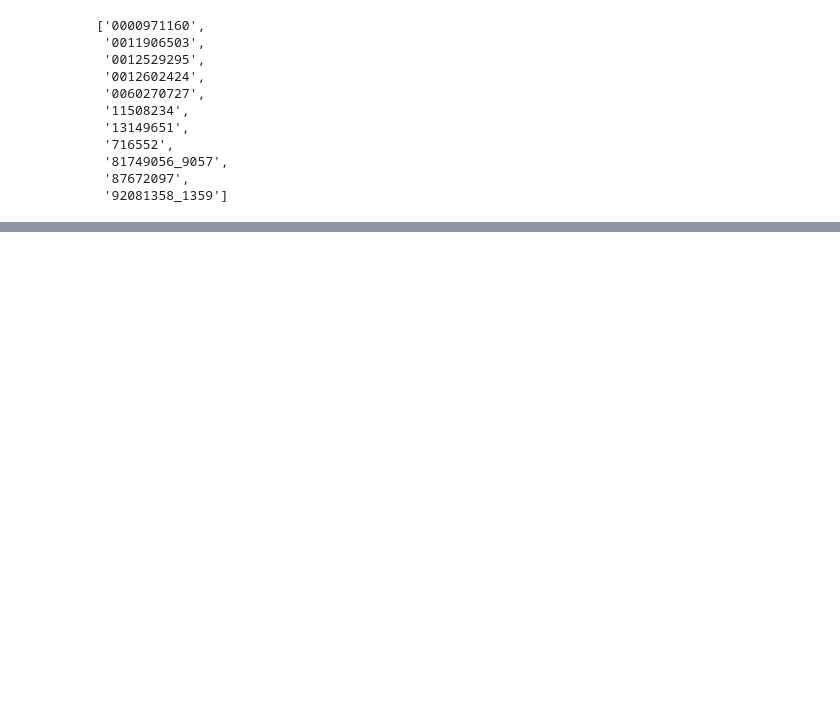
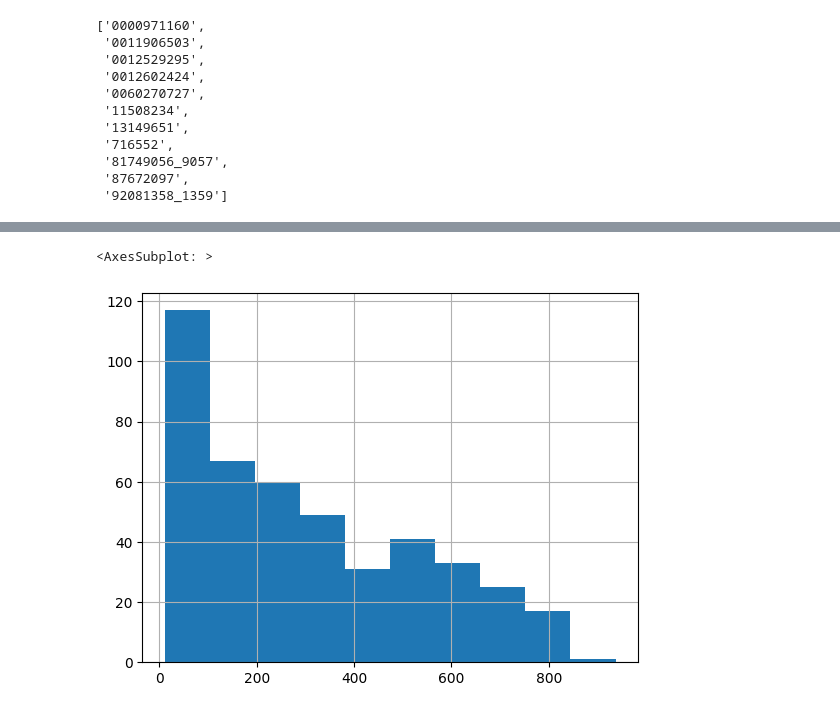
Before and after one commit to minhtriet/dstest, a Jupyter notebook: EDAreal.ipynb, the cells around one changed output, grey strips where cells are left out. Saved outputs shown, nothing was run; the diff lists cells and outputs as text; code cells hidden in the pictures; blank space fills up the shorter version.

```diff
--- a/EDAreal.ipynb
+++ b/EDAreal.ipynb
@@ -218,0 +223,2 @@ Square as question
+# %%
+non_nan_train_df = train_df.dropna()
@@ -218,0 +249,5 @@ Square as question
+# %%
+box_to_coordinates = pd.DataFrame(non_nan_train_df['box'].map(literal_eval).tolist(),
+                                  columns=['x1', 'y1', 'x2', 'y2'], index=non_nan_train_df.index)
+# %%
+non_nan_train_df_w_coord = pd.concat([non_nan_train_df, box_to_coordinates], axis=1)
@@ -218,0 +269,5 @@ Square as question
+# %%
+non_nan_train_df_w_coord[non_nan_train_df_w_coord['label']=='header']['y1'].hist()
+# %% [output]
+<AxesSubplot: >
+[figure, added]
```
Also changed, not shown: parts of 9 cells of this notebook.
